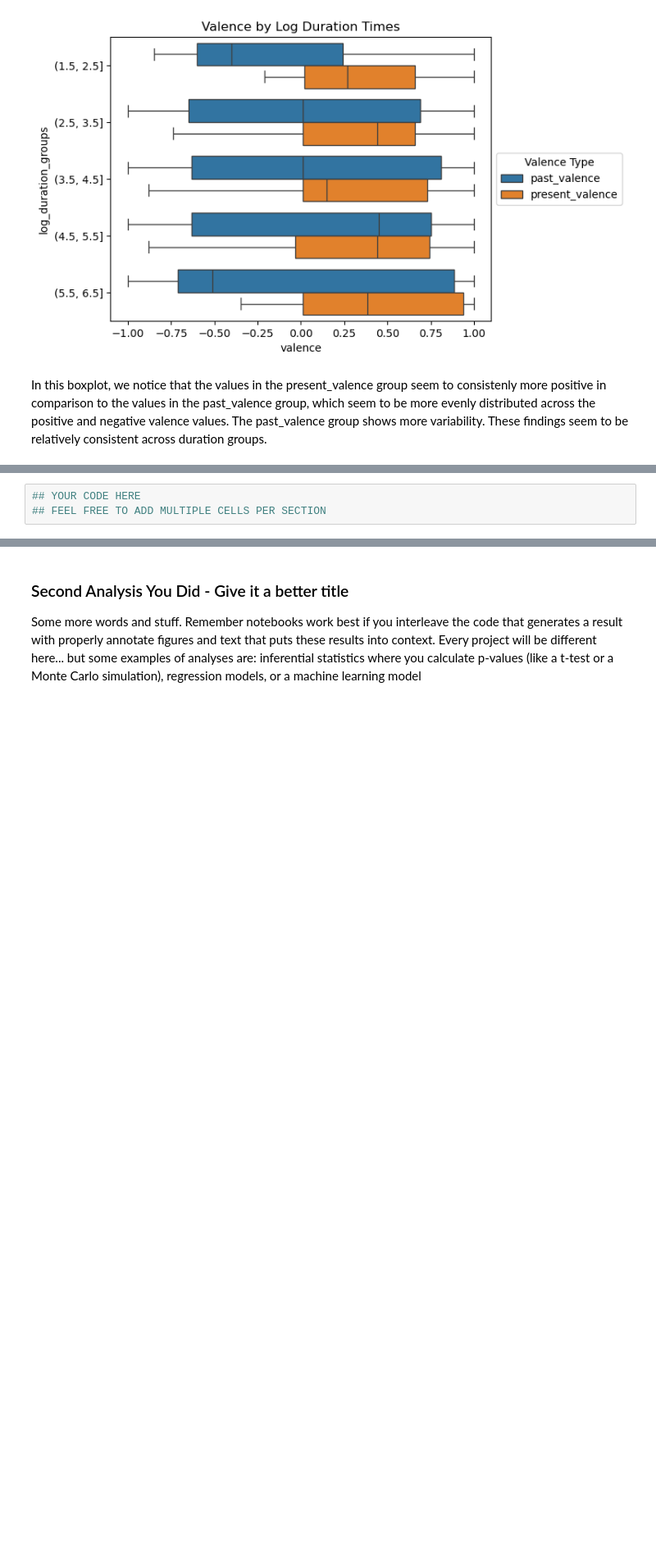
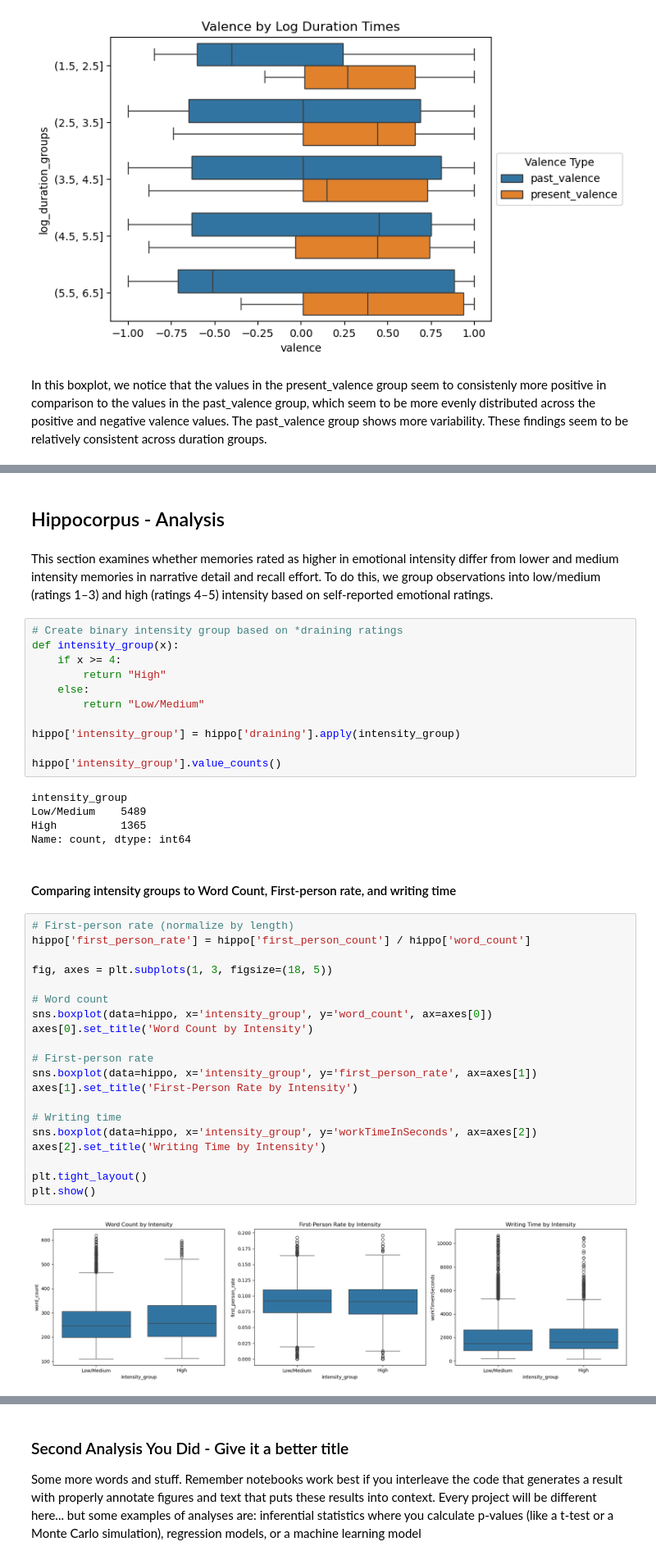
Before and after one commit to emw017/Group125_WI26, a Jupyter notebook: 03-FinalProject.ipynb, the cells around one changed output, grey strips where cells are left out. Shown at 82% size. Saved outputs shown, nothing was run; the diff lists cells and outputs as text; blank space fills up the shorter version.

```diff
--- a/03-FinalProject.ipynb
+++ b/03-FinalProject.ipynb
@@ -319,3 +298,44 @@ Some more words and stuff.  Remember notebooks work best if you interleave the c
-# %%
-## YOUR CODE HERE
-## FEEL FREE TO ADD MULTIPLE CELLS PER SECTION
+# %% [markdown]
+## Hippocorpus - Analysis
+# %% [markdown]
+This section examines whether memories rated as higher in emotional intensity differ from lower and medium intensity memories in narrative detail and recall effort. To do this, we group observations into low/medium (ratings 1–3) and high (ratings 4–5) intensity based on self-reported emotional ratings.
+# %%
+# Create binary intensity group based on *draining ratings
+def intensity_group(x):
+    if x >= 4:
+        return "High"
+    else:
+        return "Low/Medium"
+
+hippo['intensity_group'] = hippo['draining'].apply(intensity_group)
+
+hippo['intensity_group'].value_counts()
+# %% [output]
+intensity_group
+Low/Medium    5489
+High          1365
+Name: count, dtype: int64
+# %% [markdown]
+#### Comparing intensity groups to Word Count, First-person rate, and writing time
+# %%
+# First-person rate (normalize by length)
+hippo['first_person_rate'] = hippo['first_person_count'] / hippo['word_count']
+
+fig, axes = plt.subplots(1, 3, figsize=(18, 5))
+
+# Word count
+sns.boxplot(data=hippo, x='intensity_group', y='word_count', ax=axes[0])
+axes[0].set_title('Word Count by Intensity')
+
+# First-person rate
+sns.boxplot(data=hippo, x='intensity_group', y='first_person_rate', ax=axes[1])
+axes[1].set_title('First-Person Rate by Intensity')
+
+# Writing time
+sns.boxplot(data=hippo, x='intensity_group', y='workTimeInSeconds', ax=axes[2])
+axes[2].set_title('Writing Time by Intensity')
+
+plt.tight_layout()
+plt.show()
+# %% [output]
+[figure, added]
```
Also changed, not shown: parts of 20 cells of this notebook.
